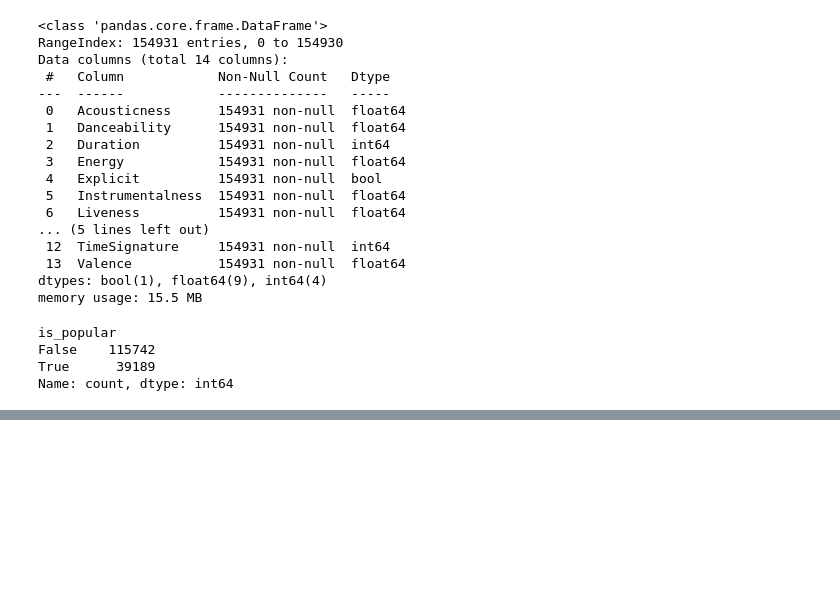
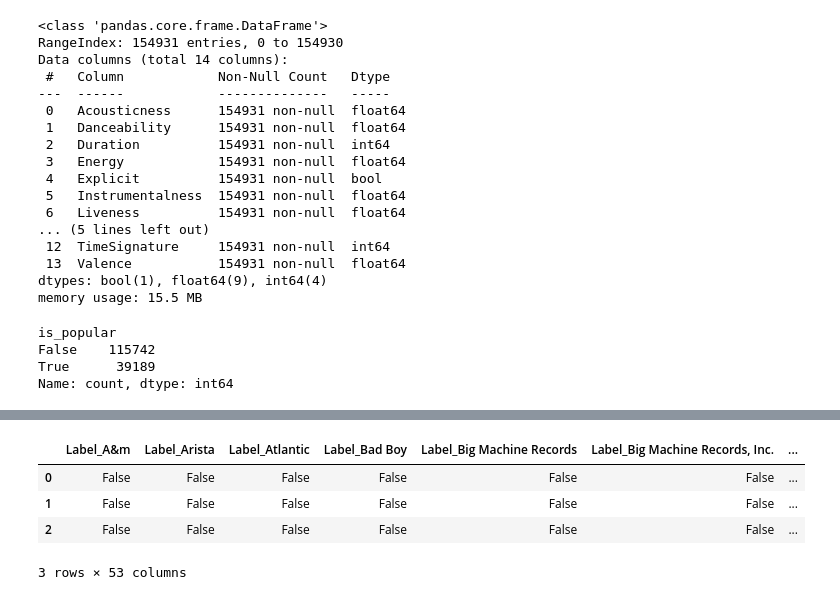
Before and after one commit to AlejandroChavezA00571497/Project04, a Jupyter notebook: Spotify analysis/Main_models.ipynb, the cells around one changed output, grey strips where cells are left out. Cells and saved outputs as stored; diff of their text form; code cells hidden in the pictures; blank space fills up the shorter version.

```diff
--- a/Spotify analysis/Main_models.ipynb
+++ b/Spotify analysis/Main_models.ipynb
@@ -871,0 +914,5 @@ Loss: 0.536716103553772, Accuracy: 0.7462887167930603
+# %%
+certs_df = pd.read_csv("../Resources/riaaSingleCerts_1999-2019.csv")
+certs_df = certs_df.drop(columns=["X"])
+print(certs_df.info())
+certs_df.head()
@@ -871,0 +1050,10 @@ Loss: 0.536716103553772, Accuracy: 0.7462887167930603
+# %%
+clean_merged_df_01["is_popular"] = (clean_merged_df_01["Popularity"] >= 49)
+clean_merged_df_01 = clean_merged_df_01.drop(columns= ["Popularity"])
+clean_merged_df_01.head(3)
+# %% [output]
+|  | Label_A&m | Label_Arista | Label_Atlantic | Label_Bad Boy | Label_Big Machine Records | Label_Big Machine Records, Inc. | ... |
+| 0 | False | False | False | False | False | False | ... |
+| 1 | False | False | False | False | False | False | ... |
+| 2 | False | False | False | False | False | False | ... |
+3 rows × 53 columns
```
Also changed, not shown: parts of 27 cells of this notebook, 1 other file.
